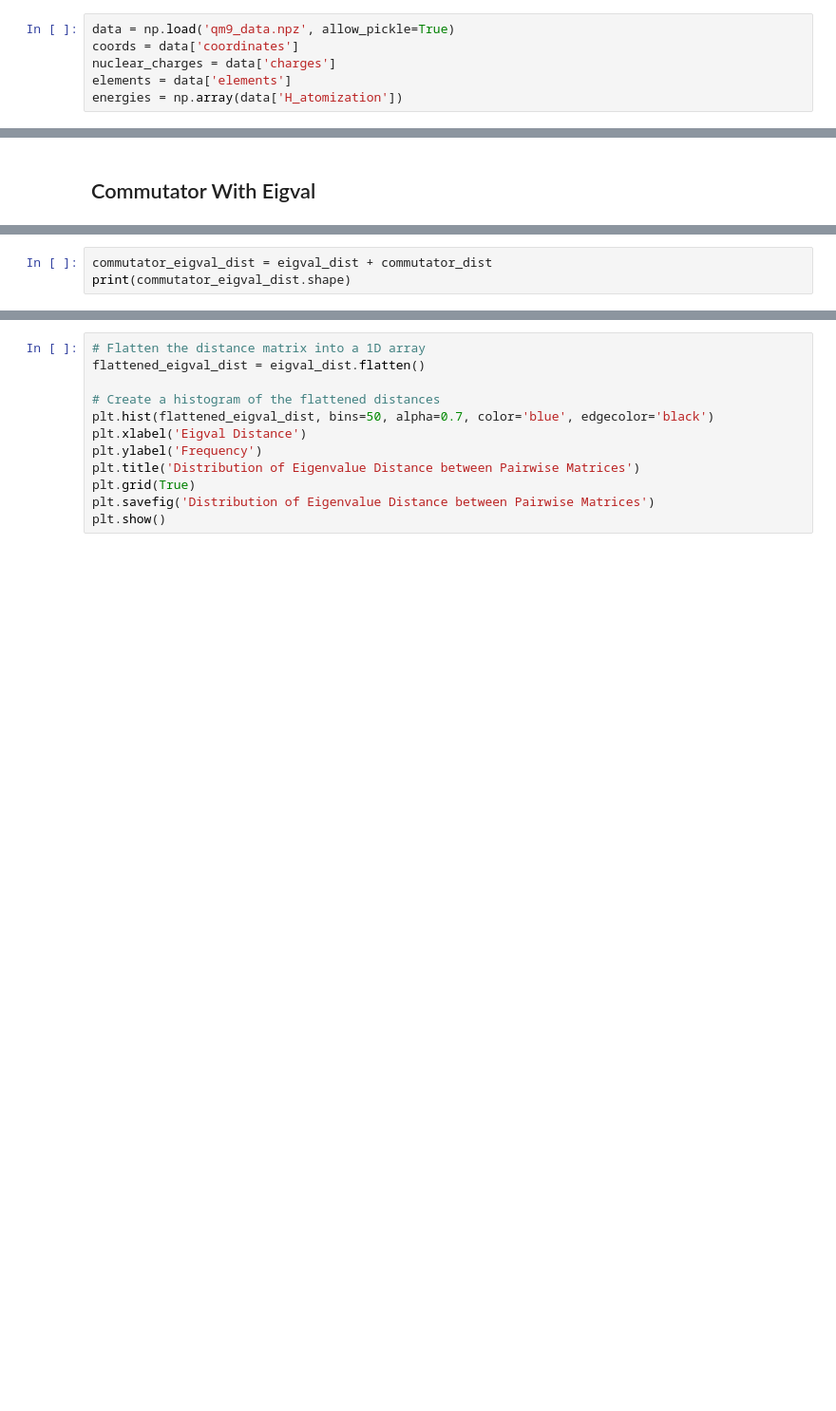
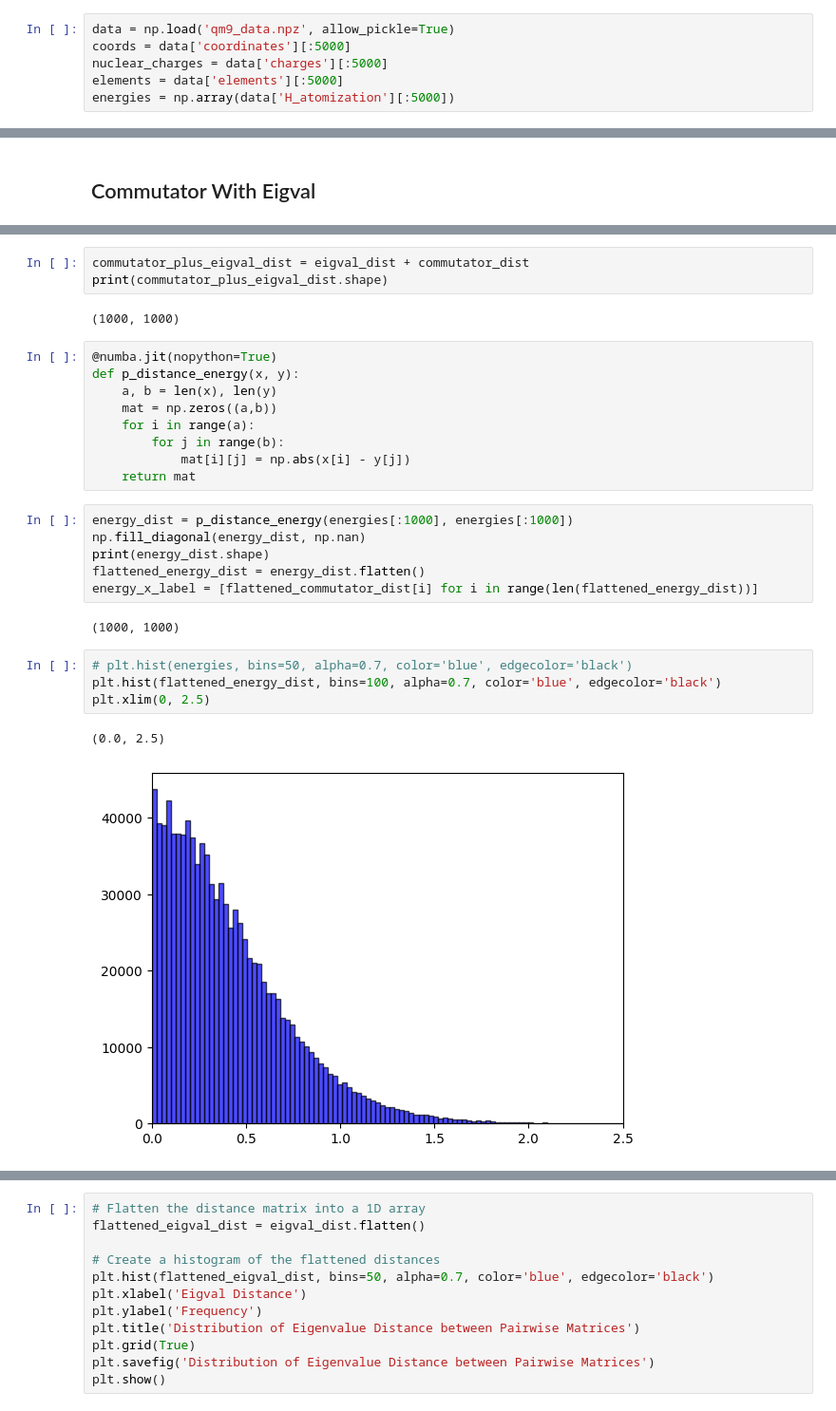
Before and after one commit to GabrielWu2004/Commutator_KRR, a Jupyter notebook: commutator_test.ipynb, the cells around one changed output, grey strips where cells are left out. Shown at 95% size. Cells and saved outputs as stored; diff of their text form; blank space fills up the shorter version.

```diff
--- a/commutator_test.ipynb
+++ b/commutator_test.ipynb
@@ -14,10 +15,10 @@ import multiprocessing
 ## Load Data ##
 # %%
 data = np.load('qm9_data.npz', allow_pickle=True)
-coords = data['coordinates']
-nuclear_charges = data['charges']
-elements = data['elements']
-energies = np.array(data['H_atomization'])
+coords = data['coordinates'][:5000]
+nuclear_charges = data['charges'][:5000]
+elements = data['elements'][:5000]
+energies = np.array(data['H_atomization'][:5000])
 # %%
 num_mol = energies.shape[0]
 cm = np.zeros((num_mol, 29, 29))
@@ -409,3 +390,29 @@ print(eigval_dist.shape)
 # %%
-commutator_eigval_dist = eigval_dist + commutator_dist
-print(commutator_eigval_dist.shape)
+commutator_plus_eigval_dist = eigval_dist + commutator_dist
+print(commutator_plus_eigval_dist.shape)
+# %% [output]
+(1000, 1000)
+# %%
+@numba.jit(nopython=True)
+def p_distance_energy(x, y):
+    a, b = len(x), len(y)
+    mat = np.zeros((a,b))
+    for i in range(a):
+        for j in range(b):
+            mat[i][j] = np.abs(x[i] - y[j])
+    return mat
+# %%
+energy_dist = p_distance_energy(energies[:1000], energies[:1000])
+np.fill_diagonal(energy_dist, np.nan)
+print(energy_dist.shape)
+flattened_energy_dist = energy_dist.flatten()
+energy_x_label = [flattened_commutator_dist[i] for i in range(len(flattened_energy_dist))]
+# %% [output]
+(1000, 1000)
+# %%
+# plt.hist(energies, bins=50, alpha=0.7, color='blue', edgecolor='black')
+plt.hist(flattened_energy_dist, bins=100, alpha=0.7, color='blue', edgecolor='black')
+plt.xlim(0, 2.5)
+# %% [output]
+(0.0, 2.5)
+[figure, added]
```
Also changed, not shown: parts of 35 cells of this notebook, 6 other files.
